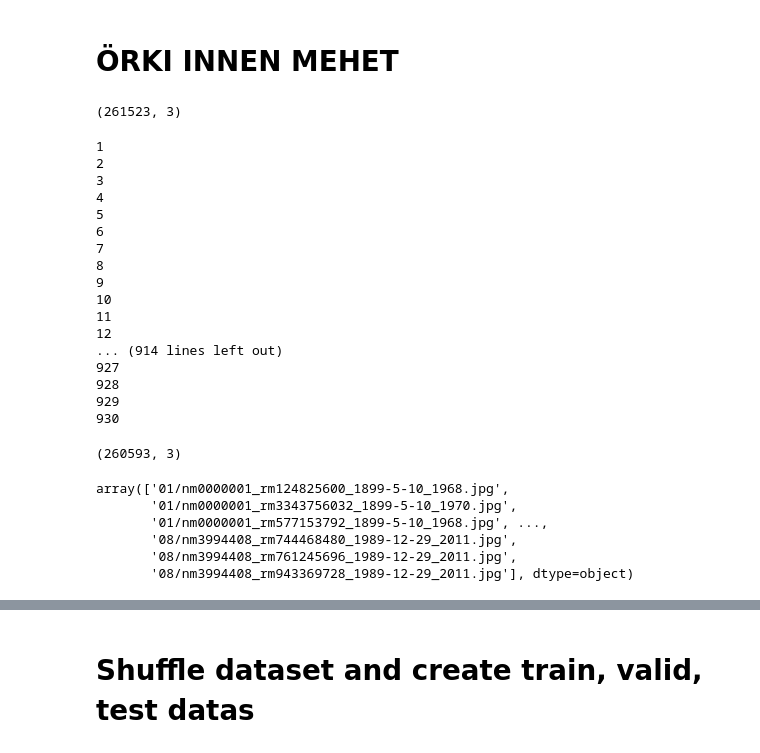
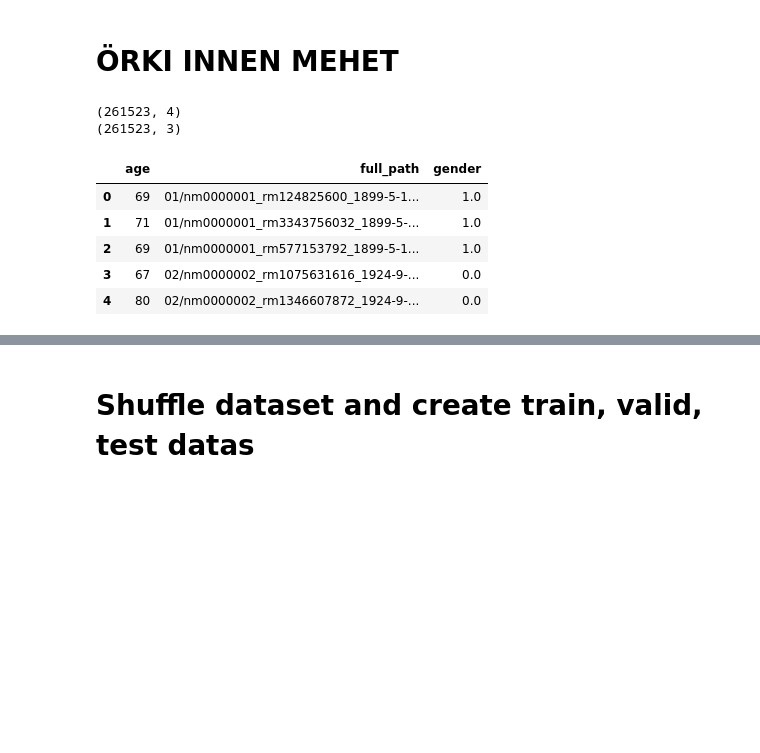
Before and after one commit to zovathio/GeFace, a Jupyter notebook: notebooks/all_in_one.ipynb, the cells around one changed output, grey strips where cells are left out. Saved outputs shown, nothing was run; the diff lists cells and outputs as text; code cells hidden in the pictures; blank space fills up the shorter version.

```diff
--- a/notebooks/all_in_one.ipynb
+++ b/notebooks/all_in_one.ipynb
@@ -207,9 +203,12 @@ df.to_csv("meta/faces.csv")
 # %% [markdown]
 # ÖRKI INNEN MEHET
 # %%
-df2 = pd.read_csv(project_path+"meta/faces.csv",delimiter = ',', engine='python',index_col=0)
+df2 = pd.read_csv("meta/faces.csv",delimiter = ',', engine='python')
+print(df2.shape)
+df2 = df2.drop(columns=["Unnamed: 0"], axis=1)
 df2.head()
 print(df2.shape)
 df = df2
 # %% [output]
+(261523, 4)
 (261523, 3)
@@ -221,33 +215,10 @@ i = 0
-# %%
-for path in image_paths:
-    full = project_path+"faces/"+path
-    file = Path(full)
-    if file.is_file():
-        continue
-    else:
-        df = df[df.full_path != path]
-        i += 1
-        print(i)
-# %% [output]
-1
-2
-3
-4
-5
-6
-7
-8
-9
-10
-11
-12
-... (914 lines left out)
-927
-928
-929
-930
 # %%
-print(df.shape)
-df.to_csv(project_path+"meta/faces_correct.csv")
+df.head()
+# df.to_csv("meta/faces.csv")
 # %% [output]
-(260593, 3)
+|  | age | full_path | gender |
+| 0 | 69 | 01/nm0000001_rm124825600_1899-5-1... | 1.0 |
+| 1 | 71 | 01/nm0000001_rm3343756032_1899-5-... | 1.0 |
+| 2 | 69 | 01/nm0000001_rm577153792_1899-5-1... | 1.0 |
+| 3 | 67 | 02/nm0000002_rm1075631616_1924-9-... | 0.0 |
+| 4 | 80 | 02/nm0000002_rm1346607872_1924-9-... | 0.0 |
@@ -256,10 +224,0 @@ dataset = pd.read_csv(project_path+"meta/faces_correct.csv",delimiter = ',', eng
-# %%
-image_paths = dataset['full_path'].values
-image_paths
-# %% [output]
-array(['01/nm0000001_rm124825600_1899-5-10_1968.jpg',
-       '01/nm0000001_rm3343756032_1899-5-10_1970.jpg',
-       '01/nm0000001_rm577153792_1899-5-10_1968.jpg', ...,
-       '08/nm3994408_rm744468480_1989-12-29_2011.jpg',
-       '08/nm3994408_rm761245696_1989-12-29_2011.jpg',
-       '08/nm3994408_rm943369728_1989-12-29_2011.jpg'], dtype=object)
```
Also changed, not shown: parts of 19 cells of this notebook, 1 other file.
